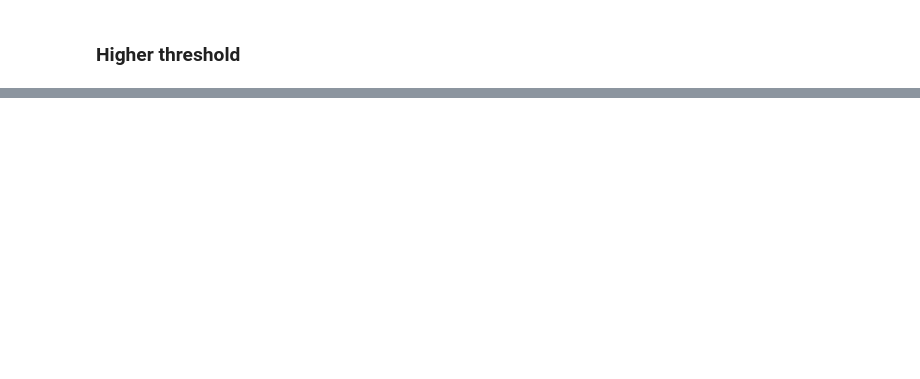
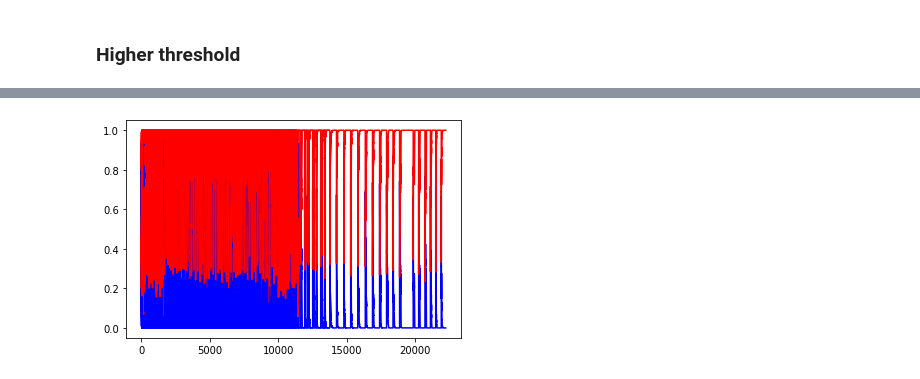
Before and after one commit to AntoineGrimaldi/aprovhots, a Jupyter notebook: notebook/2022-01-18_APROVIS_meeting.ipynb, the cells around one changed output, grey strips where cells are left out. Drawn from its saved outputs; the diff is of its cells as text; code cells hidden in the pictures; blank space fills up the shorter version.

```diff
--- a/notebook/2022-01-18_APROVIS_meeting.ipynb
+++ b/notebook/2022-01-18_APROVIS_meeting.ipynb
@@ -71,0 +90,7 @@ Mean accuracy: 59.0%
+# %%
+import matplotlib.pyplot as plt
+for sample in range(len(likelihood)):
+    plt.plot(likelihood[sample][:,0], 'b')
+    plt.plot(likelihood[sample][:,1], 'r')
+# %% [output]
+[figure, added]
```
Also changed, not shown: parts of 6 cells of this notebook, 2 other files.
